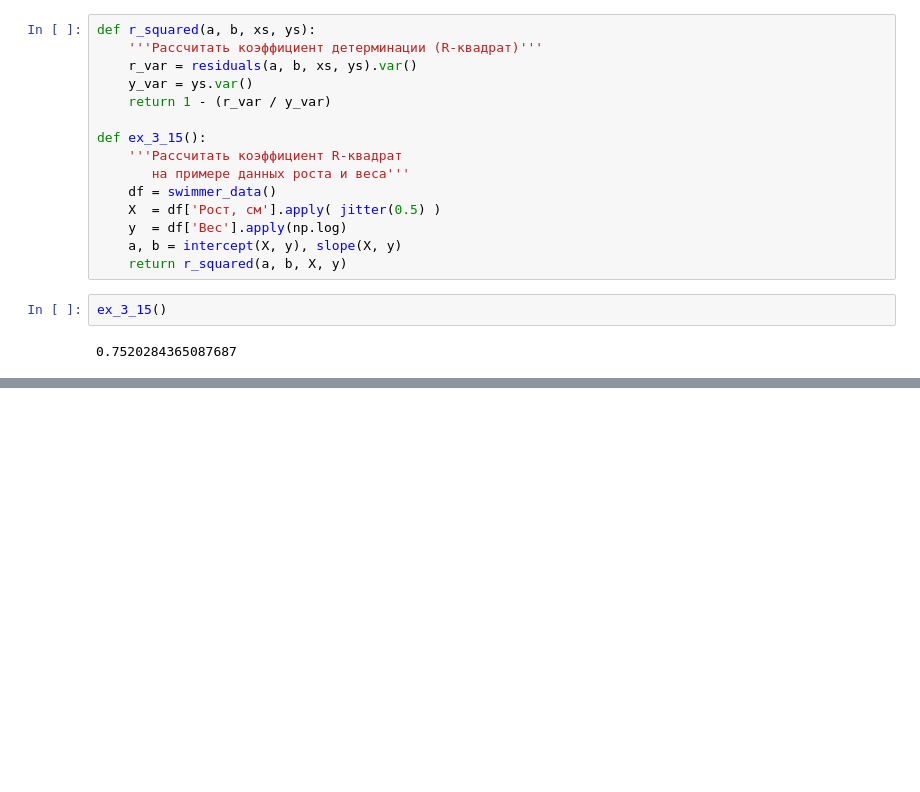
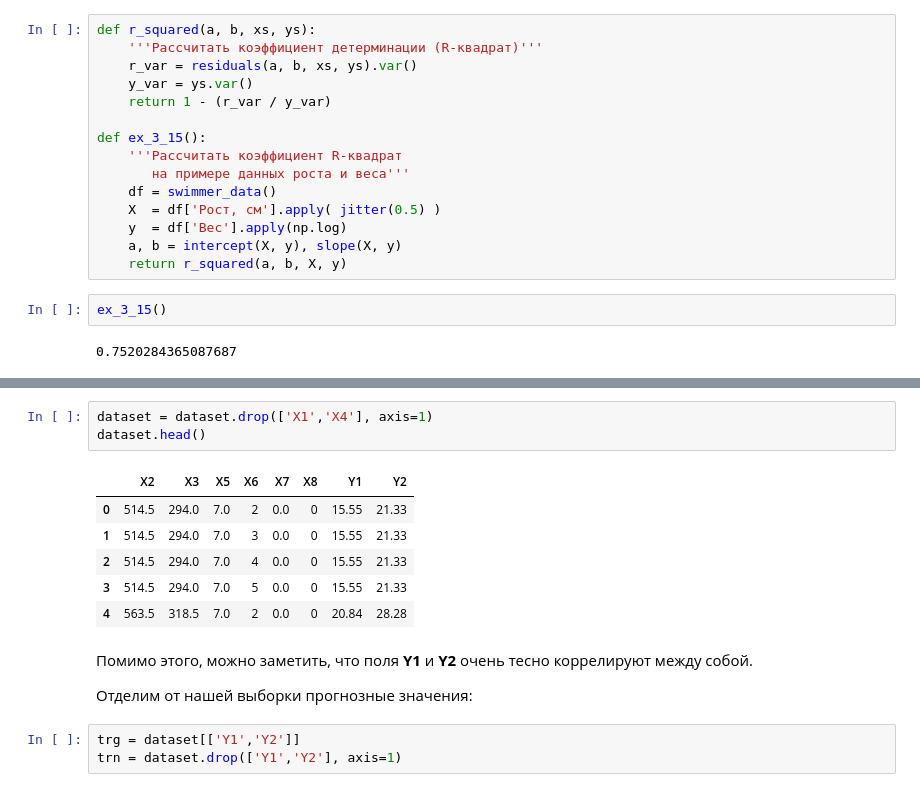
Before and after one commit to Vakhranev/MGIMO, a Jupyter notebook: 28 февраля.ipynb, the cells around one changed output, grey strips where cells are left out. Cells and saved outputs as stored; diff of their text form; blank space fills up the shorter version.

```diff
--- a/28 февраля.ipynb
+++ b/28 февраля.ipynb
@@ -1342,0 +1398,17 @@ ex_3_15()
+# %%
+dataset = dataset.drop(['X1','X4'], axis=1)
+dataset.head()
+# %% [output]
+|  | X2 | X3 | X5 | X6 | X7 | X8 | Y1 | Y2 |
+| 0 | 514.5 | 294.0 | 7.0 | 2 | 0.0 | 0 | 15.55 | 21.33 |
+| 1 | 514.5 | 294.0 | 7.0 | 3 | 0.0 | 0 | 15.55 | 21.33 |
+| 2 | 514.5 | 294.0 | 7.0 | 4 | 0.0 | 0 | 15.55 | 21.33 |
+| 3 | 514.5 | 294.0 | 7.0 | 5 | 0.0 | 0 | 15.55 | 21.33 |
+| 4 | 563.5 | 318.5 | 7.0 | 2 | 0.0 | 0 | 20.84 | 28.28 |
+# %% [markdown]
+Помимо этого, можно заметить, что поля **Y1** и **Y2** очень тесно коррелируют между собой.
+
+Отделим от нашей выборки прогнозные значения:
+# %%
+trg = dataset[['Y1','Y2']]
+trn = dataset.drop(['Y1','Y2'], axis=1)
```
Also changed, not shown: parts of 18 cells of this notebook.
